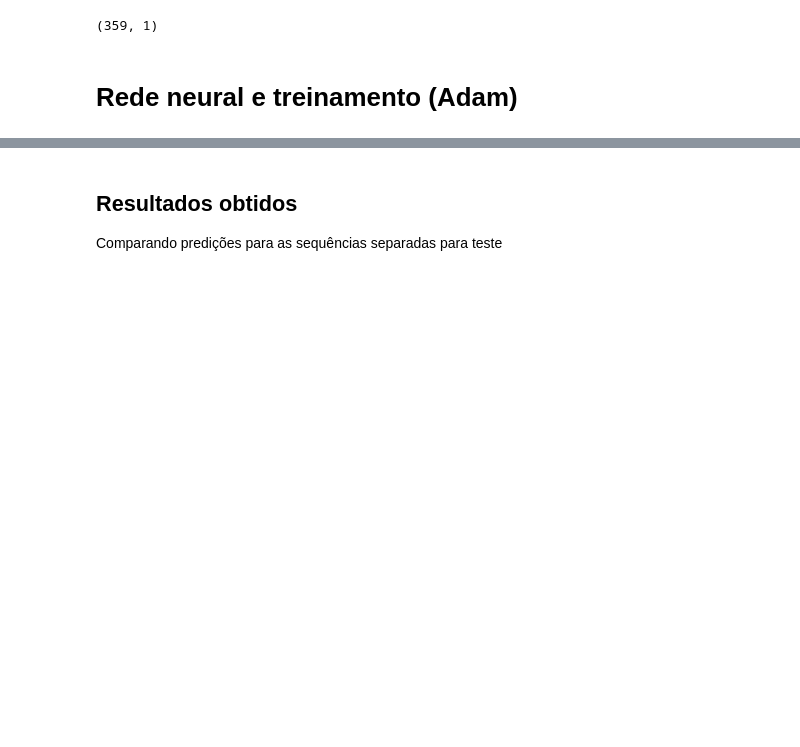
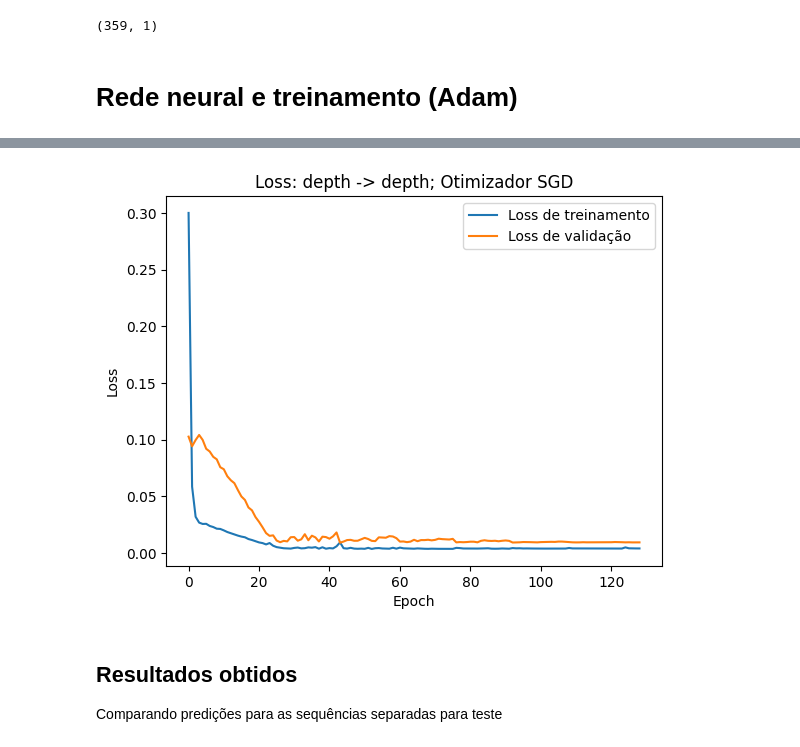
Before and after one commit to GuiCT/data-driven-studies, a Jupyter notebook: breach/t1/n_to_1/depth_to_depth/3_increasing_gap.ipynb, the cells around one changed output, grey strips where cells are left out. Saved outputs shown, nothing was run; the diff lists cells and outputs as text; code cells hidden in the pictures; blank space fills up the shorter version.

```diff
--- a/breach/t1/n_to_1/depth_to_depth/3_increasing_gap.ipynb
+++ b/breach/t1/n_to_1/depth_to_depth/3_increasing_gap.ipynb
@@ -405,3 +541,14 @@ plt.savefig(f'{NOTEBOOK_NAME}/loss_adam.png')
+# %%
+import matplotlib.pyplot as plt
+plt.plot(history.history['loss'], label='Loss de treinamento')
+plt.plot(history.history['val_loss'], label='Loss de validação')
+plt.legend()
+plt.ylabel('Loss')
+plt.xlabel('Epoch')
+plt.title(f'Loss: {PLOT_TITLE}; Otimizador SGD')
+plt.savefig(f'{NOTEBOOK_NAME}/loss_sgd.png')
+# %% [output]
+[figure, added]
 # %% [markdown]
 ## Resultados obtidos
 
```
Also changed, not shown: parts of 26 cells of this notebook, 54 other files.
